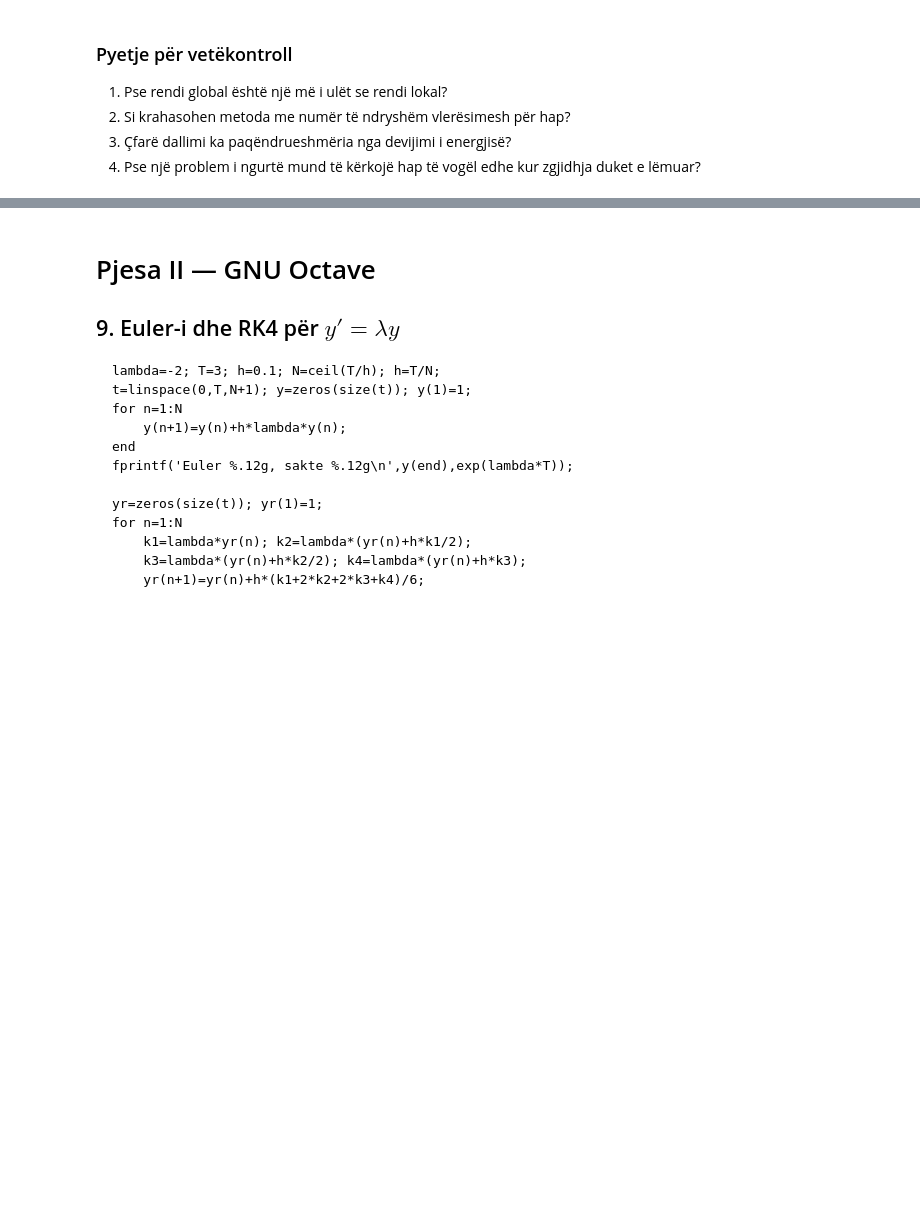
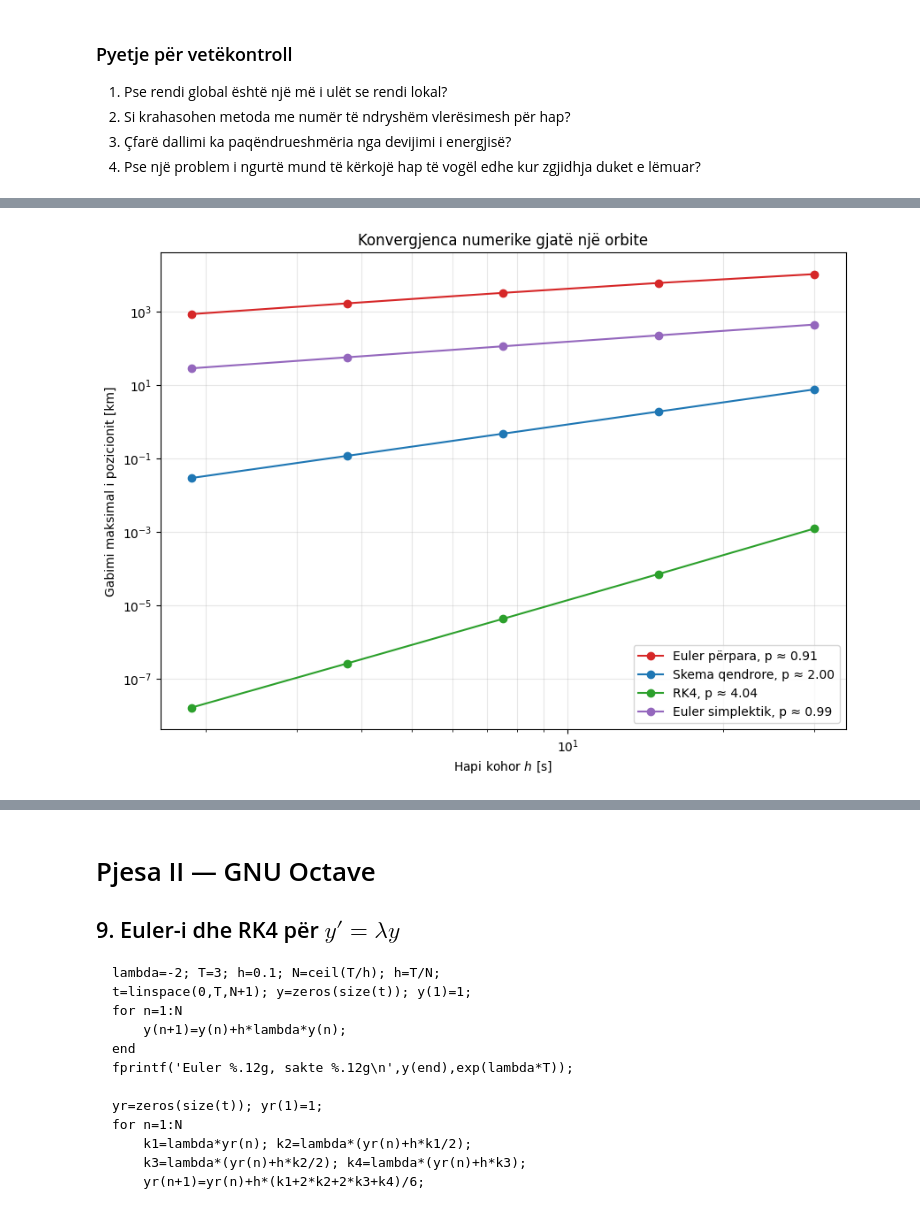
Before and after one commit to Klaudio-Peqini/Simulations-and-Numerical-Methods, a Jupyter notebook: notebooks/Instruktori/Laboratori_06_Ekuacionet_Diferenciale_dhe_Dinamika_Instruktori.ipynb, the cells around one changed output, grey strips where cells are left out. Cells and saved outputs as stored; diff of their text form; code cells hidden in the pictures; blank space fills up the shorter version.

```diff
--- a/notebooks/Instruktori/Laboratori_06_Ekuacionet_Diferenciale_dhe_Dinamika_Instruktori.ipynb
+++ b/notebooks/Instruktori/Laboratori_06_Ekuacionet_Diferenciale_dhe_Dinamika_Instruktori.ipynb
@@ -304,0 +1125,99 @@ print('pa interpolim=',t[i+1],'me interpolim=',t_cross)
+# %%
+# Studimi i konvergjencës gjatë një orbite
+
+requested_steps = np.array([30.0, 15.0, 7.5, 3.75, 1.875])
+
+expected_orders = {
+    "Euler përpara": 1,
+    "Skema qendrore": 2,
+    "RK4": 4,
+    "Euler simplektik": 1,
+}
+
+convergence_data = {}
+order_rows = []
+
+for method_name, solver in SOLVERS.items():
+    actual_steps = []
+    maximum_errors = []
+
+    for requested_h in requested_steps:
+        number_of_steps = int(round(T_ORBIT / requested_h))
+
+        time_test = np.linspace(
+            0.0,
+            T_ORBIT,
+            number_of_steps + 1
+        )
+
+        actual_h = time_test[1] - time_test[0]
+
+        r_num, _ = solver(
+            time_test,
+            r_initial,
+            v_initial
+        )
+
+        r_ref, _ = exact_circular_orbit(time_test)
+
+        maximum_error = np.max(
+            np.linalg.norm(r_num - r_ref, axis=1)
+        ) / 1000.0
+
+        actual_steps.append(actual_h)
+        maximum_errors.append(maximum_error)
+
+    actual_steps = np.asarray(actual_steps)
+    maximum_errors = np.asarray(maximum_errors)
+
+    estimated_order = np.polyfit(
+        np.log(actual_steps),
+        np.log(maximum_errors),
+        1
+    )[0]
+
+    convergence_data[method_name] = {
+        "h": actual_steps,
+        "error": maximum_errors,
+        "order": estimated_order,
+    }
+
+    order_rows.append({
+        "Metoda": method_name,
+        "Rendi teorik": expected_orders[method_name],
+        "Rendi i vlerësuar": estimated_order,
+    })
+
+order_table = pd.DataFrame(order_rows).set_index("Metoda")
+
+display(
+    order_table.style.format({
+        "Rendi teorik": "{:.0f}",
+        "Rendi i vlerësuar": "{:.4f}",
+    })
+)
+
+fig, ax = plt.subplots(figsize=(10, 7))
+
+for method_name in SOLVERS:
+    data = convergence_data[method_name]
+
+    ax.loglog(
+        data["h"],
+        data["error"],
+        "o-",
+        linewidth=1.5,
+        color=colors[method_name],
+        label=(
+            f"{method_name}, "
+            f"p ≈ {data['order']:.2f}"
+        )
+    )
+
+ax.set_xlabel("Hapi kohor $h$ [s]")
+ax.set_ylabel("Gabimi maksimal i pozicionit [km]")
+ax.set_title("Konvergjenca numerike gjatë një orbite")
+ax.grid(True, which="both", alpha=0.3)
+ax.legend()
+plt.show()
+# %% [output]
@@ -304,0 +1230 @@ print('pa interpolim=',t[i+1],'me interpolim=',t_cross)
+[figure, added]
```
Also changed, not shown: parts of 28 cells of this notebook.
